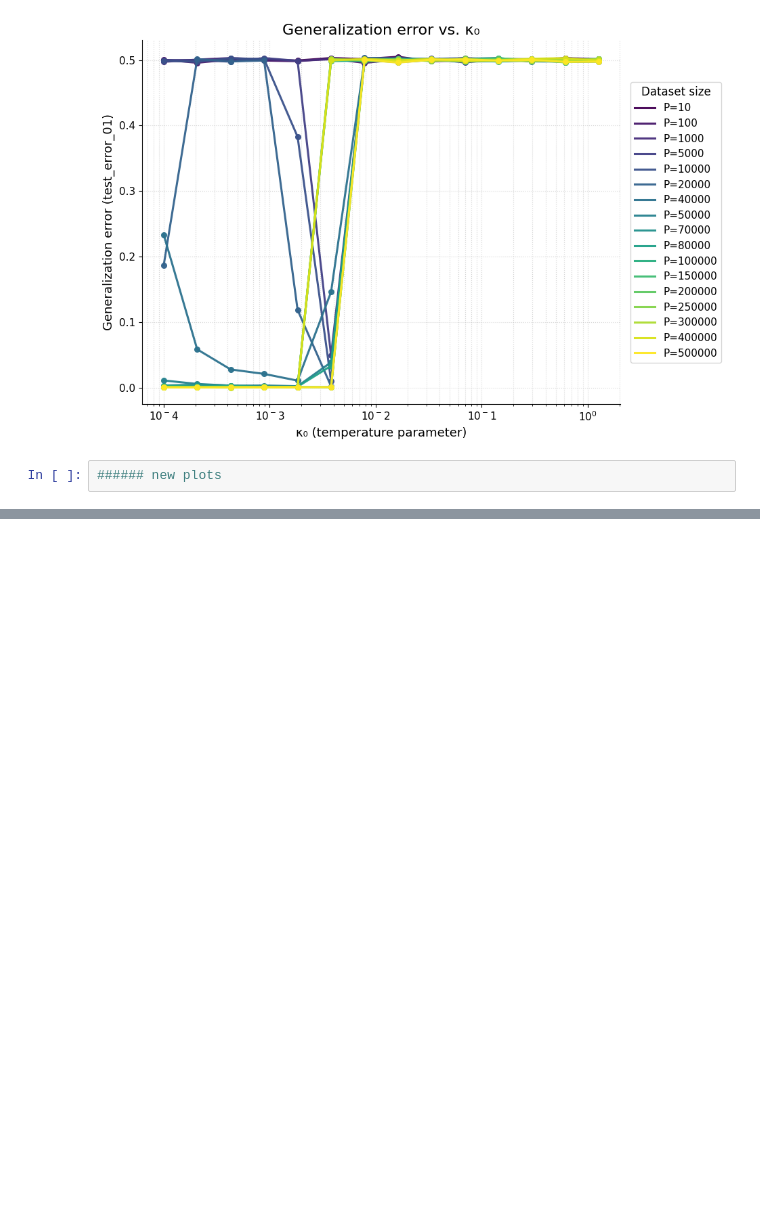
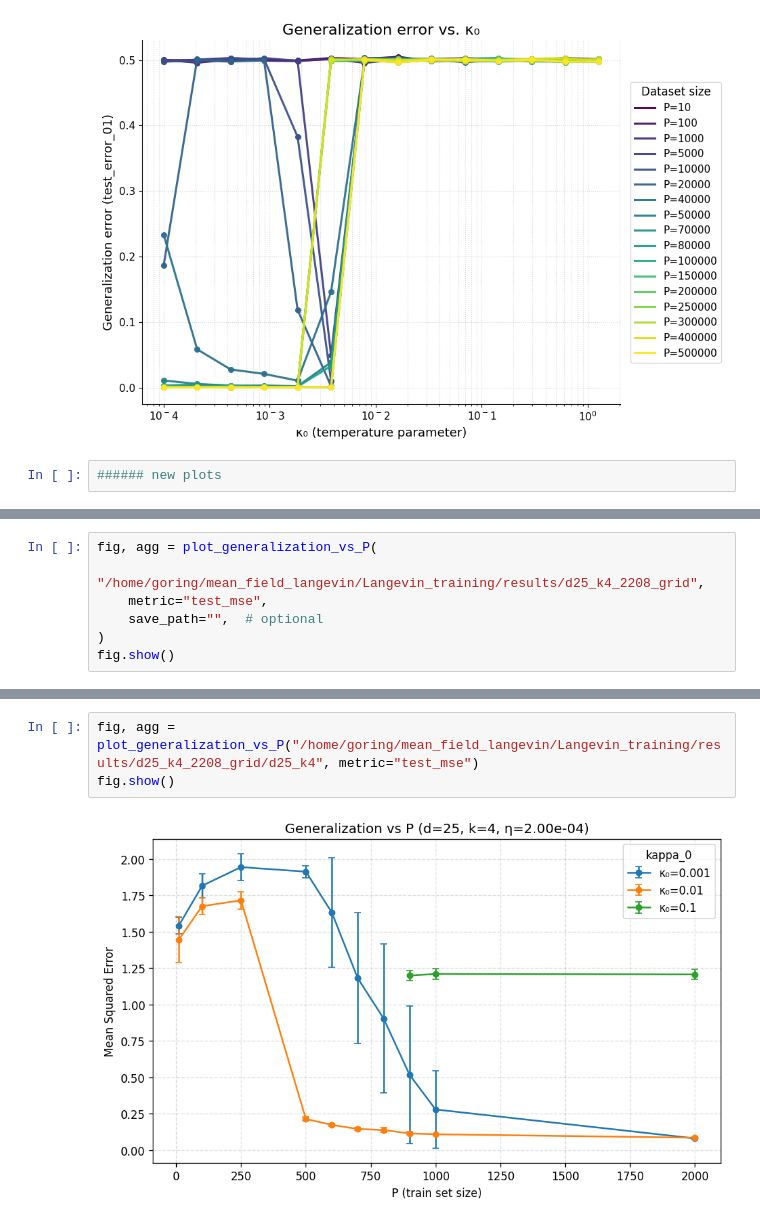
Before and after one commit to NiclasGoering/mean_field_langevin, a Jupyter notebook: Langevin_training/plot_PK_phase.ipynb, the cells around one changed output, grey strips where cells are left out. Cells and saved outputs as stored; diff of their text form; blank space fills up the shorter version.

```diff
--- a/Langevin_training/plot_PK_phase.ipynb
+++ b/Langevin_training/plot_PK_phase.ipynb
@@ -695,0 +1368,7 @@ Loaded 102 rows
+# %%
+fig, agg = plot_generalization_vs_P(
+    "/home/goring/mean_field_langevin/Langevin_training/results/d25_k4_2208_grid",
+    metric="test_mse",
+    save_path="",  # optional
+)
+fig.show()
@@ -695,0 +1648,5 @@ Loaded 102 rows
+# %%
+fig, agg = plot_generalization_vs_P("/home/goring/mean_field_langevin/Langevin_training/results/d25_k4_2208_grid/d25_k4", metric="test_mse")
+fig.show()
+# %% [output]
+[figure, added]
```
Also changed, not shown: parts of 12 cells of this notebook, 47 other files.
